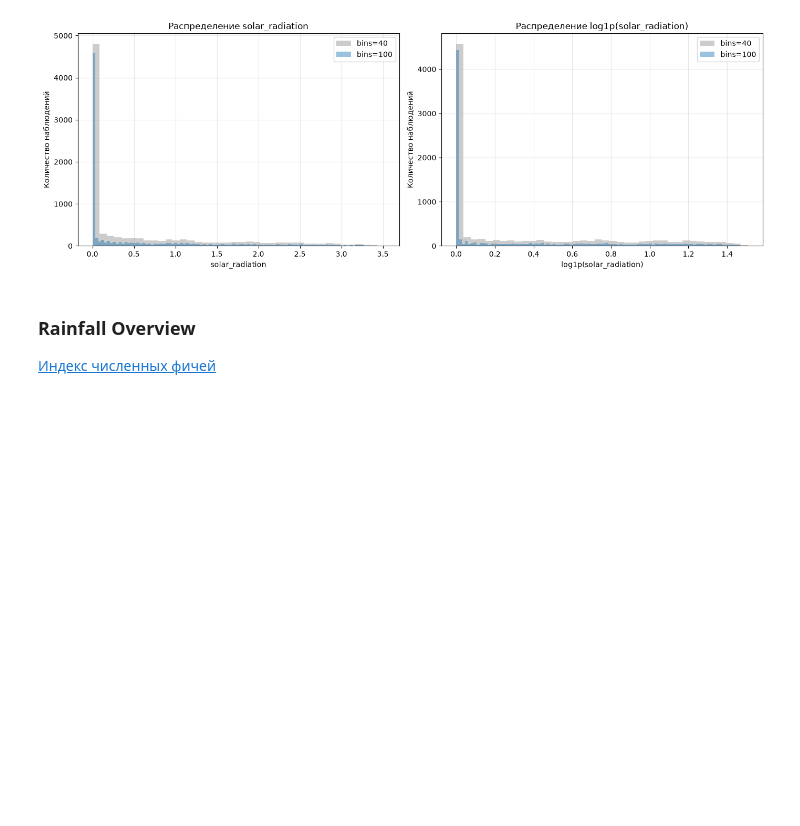
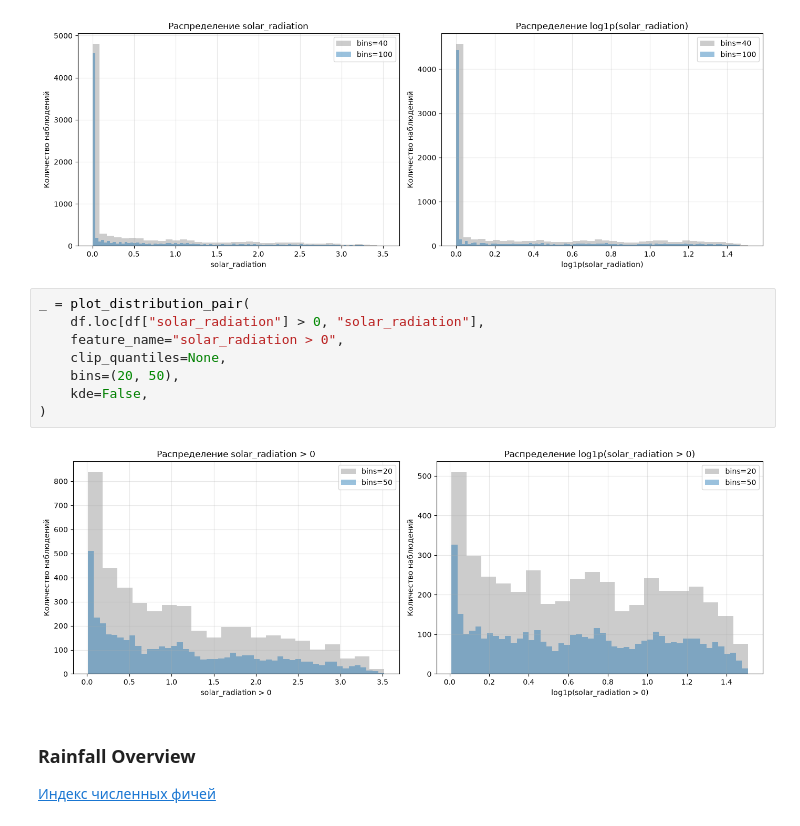
Before and after one commit to Vatman30000/Project_Practicum_team_13, a Jupyter notebook: notebooks/eda.ipynb, the cells around one changed output. Cells and saved outputs as stored; diff of their text form; blank space fills up the shorter version.

```diff
--- a/notebooks/eda.ipynb
+++ b/notebooks/eda.ipynb
@@ -555,6 +558,16 @@ IQR-пороги: [-1.3950, 2.3250]
 1.000    3.5200
 Name: solar_radiation, dtype: float64
 [figure]
+# %%
+_ = plot_distribution_pair(
+    df.loc[df["solar_radiation"] > 0, "solar_radiation"],
+    feature_name="solar_radiation > 0",
+    clip_quantiles=None,
+    bins=(20, 50),
+    kde=False,
+)
+# %% [output]
+[figure, added]
 # %% [markdown]
 ### Rainfall Overview
 [Индекс численных фичей](#Numerical-Features-Index)
```
Also changed, not shown: parts of 38 cells of this notebook, 6 other files.
